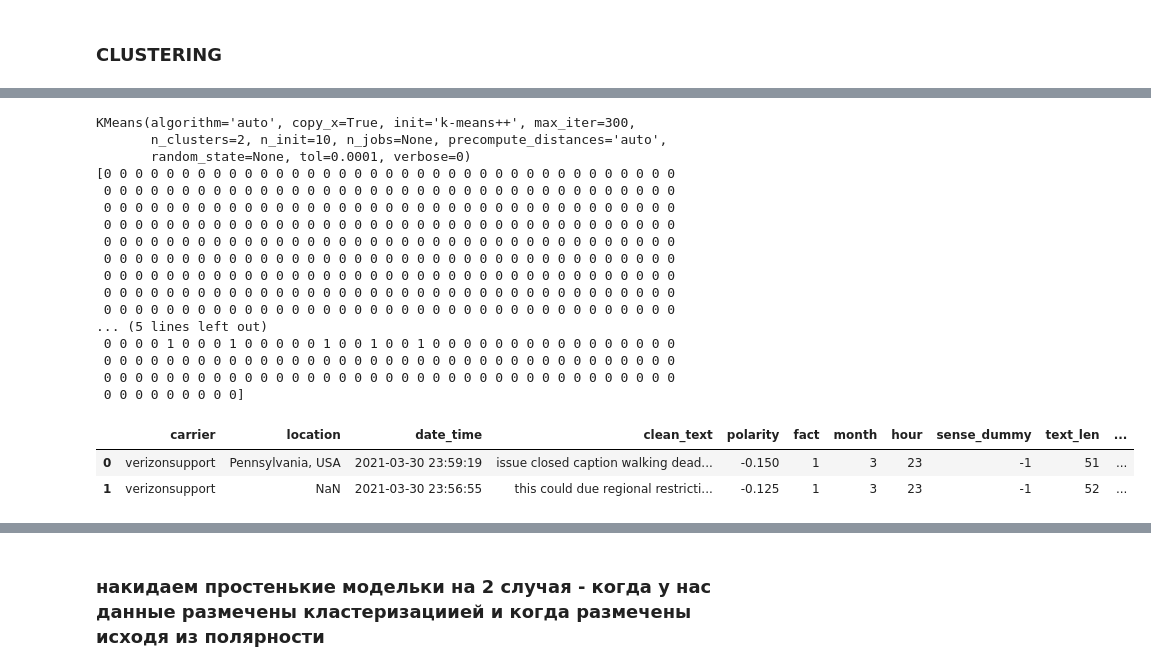
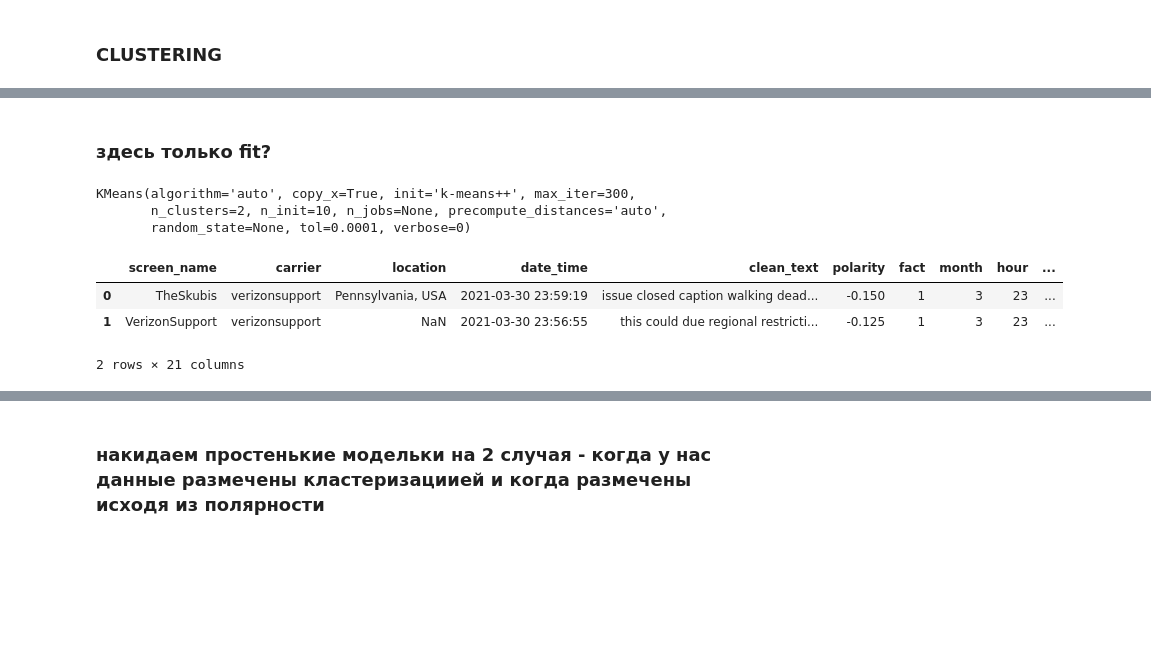
Before and after one commit to sergey-realm18/churn_by_twitter, a Jupyter notebook: notebooks/clustering and classification.ipynb, the cells around one changed output, grey strips where cells are left out. Drawn from its saved outputs; the diff is of its cells as text; code cells hidden in the pictures; blank space fills up the shorter version.

```diff
--- a/notebooks/clustering and classification.ipynb
+++ b/notebooks/clustering and classification.ipynb
@@ -40,0 +141,4 @@ _________________________________________________
+# %%
+monetary = list(clean_df['polarity'])
+feature_df['monetary'] = monetary
+feature_df.head(3)
@@ -40,0 +151,22 @@ _________________________________________________
+# %%
+# recency
+r_q3 = feature_df['recency'].quantile(0.3)
+r_q6 = feature_df['recency'].quantile(0.6)
+
+feature_df['r'] = feature_df['recency'].apply(lambda x: 1 if x < r_q3 else(2 if r_q3<x<r_q6 else 3)  )
+# frequency
+f_q3 = feature_df['frequency'].quantile(0.3)
+f_q6 = feature_df['frequency'].quantile(0.6)
+
+feature_df['f'] = feature_df['frequency'].apply(lambda x: 1 if x < f_q3 else(2 if f_q3<x<f_q6 else 3)  )
+
+# monetary
+m_q3 = feature_df['monetary'].quantile(0.3)
+m_q6 = feature_df['monetary'].quantile(0.6)
+
+feature_df['m'] = feature_df['monetary'].apply(lambda x: 1 if x < m_q3 else(2 if m_q3<x<m_q6 else 3)  )
+feature_df['rfm'] = feature_df['r']*100 + feature_df['f']*10 + feature_df['m']
+# %%
+# feature_df.drop(['r','f','m'],inplace = True,axis = 1)
+feature_df.drop(['recency','frequency','monetary'],inplace = True,axis = 1)
+feature_df
@@ -40,0 +187,6 @@ _________________________________________________
+# %%
+sin  = list(clean_df['sin_time'])
+cos = list(clean_df['cos_time'])
+
+feature_df['sin_time'] = sin
+feature_df['cos_time'] = cos
@@ -100,38 +205,27 @@ pd.DataFrame(final_tf_idf.toarray(), columns = feature_names)
+# %% [markdown]
+### здесь только fit?
 # %%
 num_clusters = 2
 
 # Метод к-средних - KMeans
 from sklearn.cluster import KMeans
 
 km = KMeans(n_clusters=num_clusters)
 print(km)
 # get_ipython().magic('time km.fit(tfidf_matrix)')
-idx = km.fit(final_tf_idf)
-print(km.labels_)
+idx = km.fit(feature_df)
+# print(km.labels_)
 clean_df['kmeans_churn'] = km.labels_
 # clusters = km.labels_.tolist()
 clean_df.head(2)
 # %% [output]
 KMeans(algorithm='auto', copy_x=True, init='k-means++', max_iter=300,
        n_clusters=2, n_init=10, n_jobs=None, precompute_distances='auto',
        random_state=None, tol=0.0001, verbose=0)
-[0 0 0 0 0 0 0 0 0 0 0 0 0 0 0 0 0 0 0 0 0 0 0 0 0 0 0 0 0 0 0 0 0 0 0 0 0
- 0 0 0 0 0 0 0 0 0 0 0 0 0 0 0 0 0 0 0 0 0 0 0 0 0 0 0 0 0 0 0 0 0 0 0 0 0
- 0 0 0 0 0 0 0 0 0 0 0 0 0 0 0 0 0 0 0 0 0 0 0 0 0 0 0 0 0 0 0 0 0 0 0 0 0
- 0 0 0 0 0 0 0 0 0 0 0 0 0 0 0 0 0 0 0 0 0 0 0 0 0 0 0 0 0 0 0 0 0 0 0 0 0
- 0 0 0 0 0 0 0 0 0 0 0 0 0 0 0 0 0 0 0 0 0 0 0 0 0 0 0 0 0 0 0 0 0 0 0 0 0
- 0 0 0 0 0 0 0 0 0 0 0 0 0 0 0 0 0 0 0 0 0 0 0 0 0 0 0 0 0 0 0 0 0 0 0 0 0
- 0 0 0 0 0 0 0 0 0 0 0 0 0 0 0 0 0 0 0 0 0 0 0 0 0 0 0 0 0 0 0 0 0 0 0 0 0
- 0 0 0 0 0 0 0 0 0 0 0 0 0 0 0 0 0 0 0 0 0 0 0 0 0 0 0 0 0 0 0 0 0 0 0 0 0
- 0 0 0 0 0 0 0 0 0 0 0 0 0 0 0 0 0 0 0 0 0 0 0 0 0 0 0 0 0 0 0 0 0 0 0 0 0
-... (5 lines left out)
- 0 0 0 0 1 0 0 0 1 0 0 0 0 0 1 0 0 1 0 0 1 0 0 0 0 0 0 0 0 0 0 0 0 0 0 0 0
- 0 0 0 0 0 0 0 0 0 0 0 0 0 0 0 0 0 0 0 0 0 0 0 0 0 0 0 0 0 0 0 0 0 0 0 0 0
- 0 0 0 0 0 0 0 0 0 0 0 0 0 0 0 0 0 0 0 0 0 0 0 0 0 0 0 0 0 0 0 0 0 0 0 0 0
- 0 0 0 0 0 0 0 0 0]
-|  | carrier | location | date_time | clean_text | polarity | fact | month | hour | sense_dummy | text_len | ... |
-| 0 | verizonsupport | Pennsylvania, USA | 2021-03-30 23:59:19 | issue closed caption walking dead... | -0.150 | 1 | 3 | 23 | -1 | 51 | ... |
-| 1 | verizonsupport | NaN | 2021-03-30 23:56:55 | this could due regional restricti... | -0.125 | 1 | 3 | 23 | -1 | 52 | ... |
+|  | screen_name | carrier | location | date_time | clean_text | polarity | fact | month | hour | ... |
+| 0 | TheSkubis | verizonsupport | Pennsylvania, USA | 2021-03-30 23:59:19 | issue closed caption walking dead... | -0.150 | 1 | 3 | 23 | ... |
+| 1 | VerizonSupport | verizonsupport | NaN | 2021-03-30 23:56:55 | this could due regional restricti... | -0.125 | 1 | 3 | 23 | ... |
+2 rows × 21 columns
 # %%
 clean_df['kmeans_churn'].value_counts()
 # %% [output]
```
Also changed, not shown: parts of 45 cells of this notebook.
